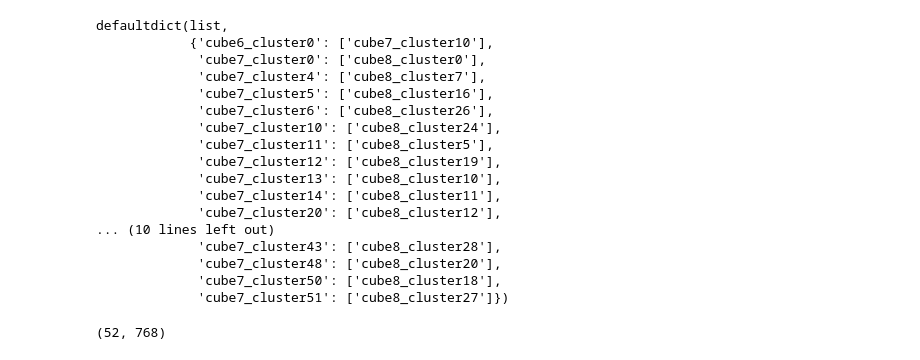
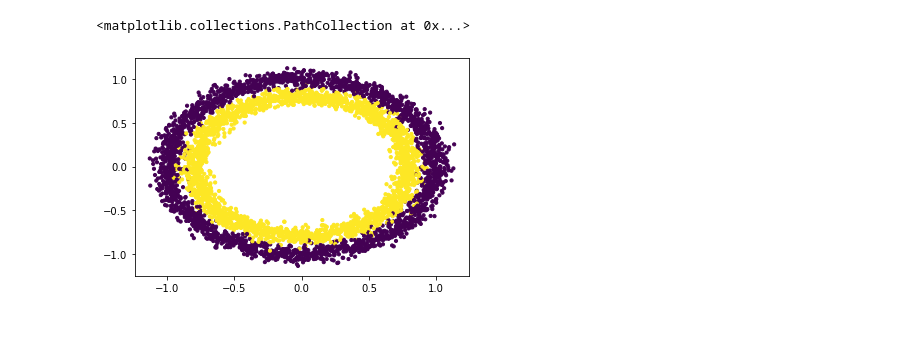
Before and after one commit to tdavislab/TopoBERT, a Jupyter notebook: notebooks/BallMapper.ipynb, the cells around one changed output. Saved outputs shown, nothing was run; the diff lists cells and outputs as text; code cells hidden in the pictures; blank space fills up the shorter version.

```diff
--- a/notebooks/BallMapper.ipynb
+++ b/notebooks/BallMapper.ipynb
@@ -124,29 +106,7 @@ graph['links']
-# %%
-kmapper = km.KeplerMapper(verbose=0)
-projected_data = kmapper.fit_transform(activations, projection='l2norm')
-mgraph = kmapper.map(projected_data, activations, clusterer=DBSCAN(eps=8))
-
-mgraph['links']
-# %% [output]
-defaultdict(list,
-            {'cube6_cluster0': ['cube7_cluster10'],
-             'cube7_cluster0': ['cube8_cluster0'],
-             'cube7_cluster4': ['cube8_cluster7'],
-             'cube7_cluster5': ['cube8_cluster16'],
-             'cube7_cluster6': ['cube8_cluster26'],
-             'cube7_cluster10': ['cube8_cluster24'],
-             'cube7_cluster11': ['cube8_cluster5'],
-             'cube7_cluster12': ['cube8_cluster19'],
-             'cube7_cluster13': ['cube8_cluster10'],
-             'cube7_cluster14': ['cube8_cluster11'],
-             'cube7_cluster20': ['cube8_cluster12'],
-... (10 lines left out)
-             'cube7_cluster43': ['cube8_cluster28'],
-             'cube7_cluster48': ['cube8_cluster20'],
-             'cube7_cluster50': ['cube8_cluster18'],
-             'cube7_cluster51': ['cube8_cluster27']})
-# %%
-np.vstack([np.mean(activations.iloc[graph['nodes'][node_name]], axis=0) for node_name in graph['nodes']]).shape
-# [activations.iloc[list(graph['nodes'][node_name])] for node_name in graph['nodes']]
-# %% [output]
-(52, 768)
+# %%
+X, y = make_circles(n_samples=5000, noise=0.05)
+plt.figure()
+plt.scatter(X[:, 0], X[:, 1], s=10, c = y)
+# %% [output]
+<matplotlib.collections.PathCollection at 0x...>
+[figure, added]
```
Also changed, not shown: parts of 5 cells of this notebook, 4 other files.
